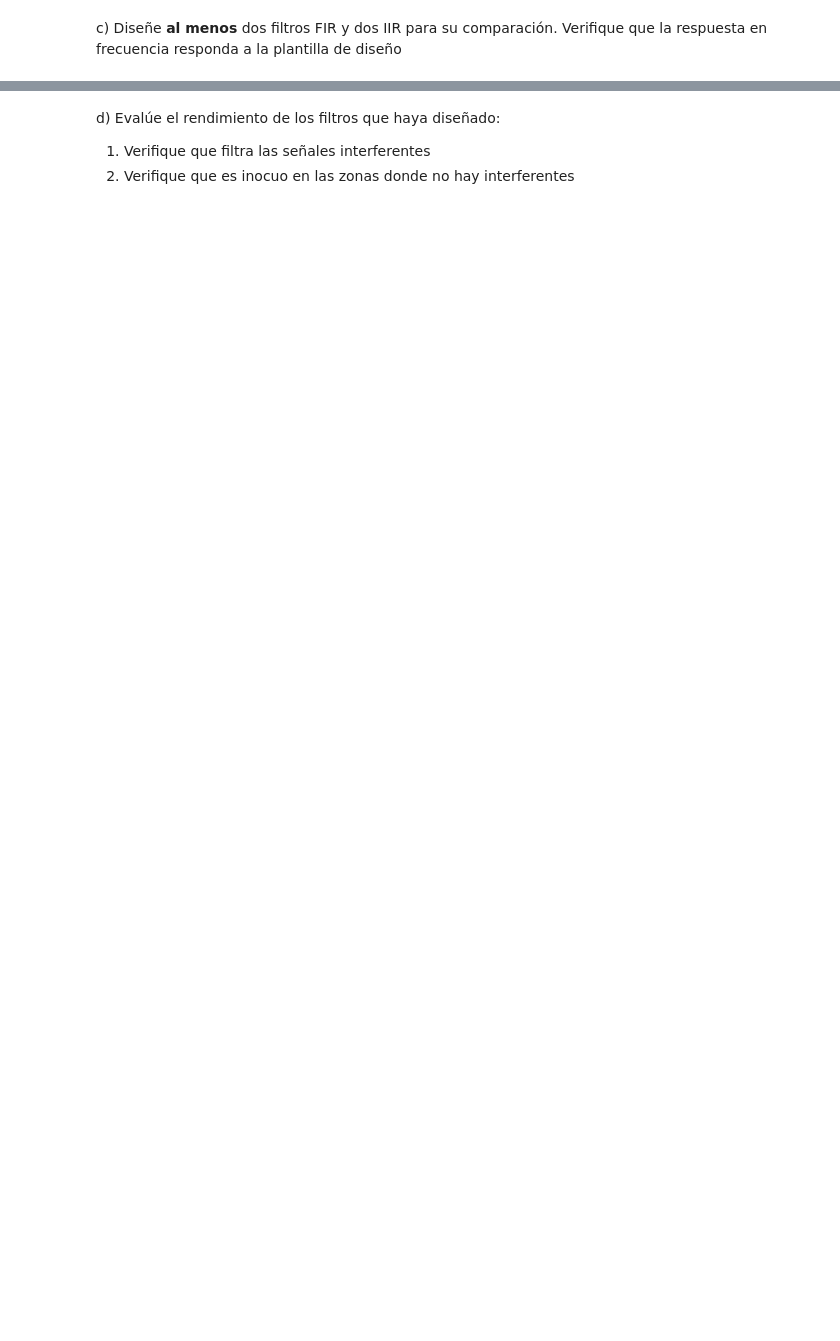
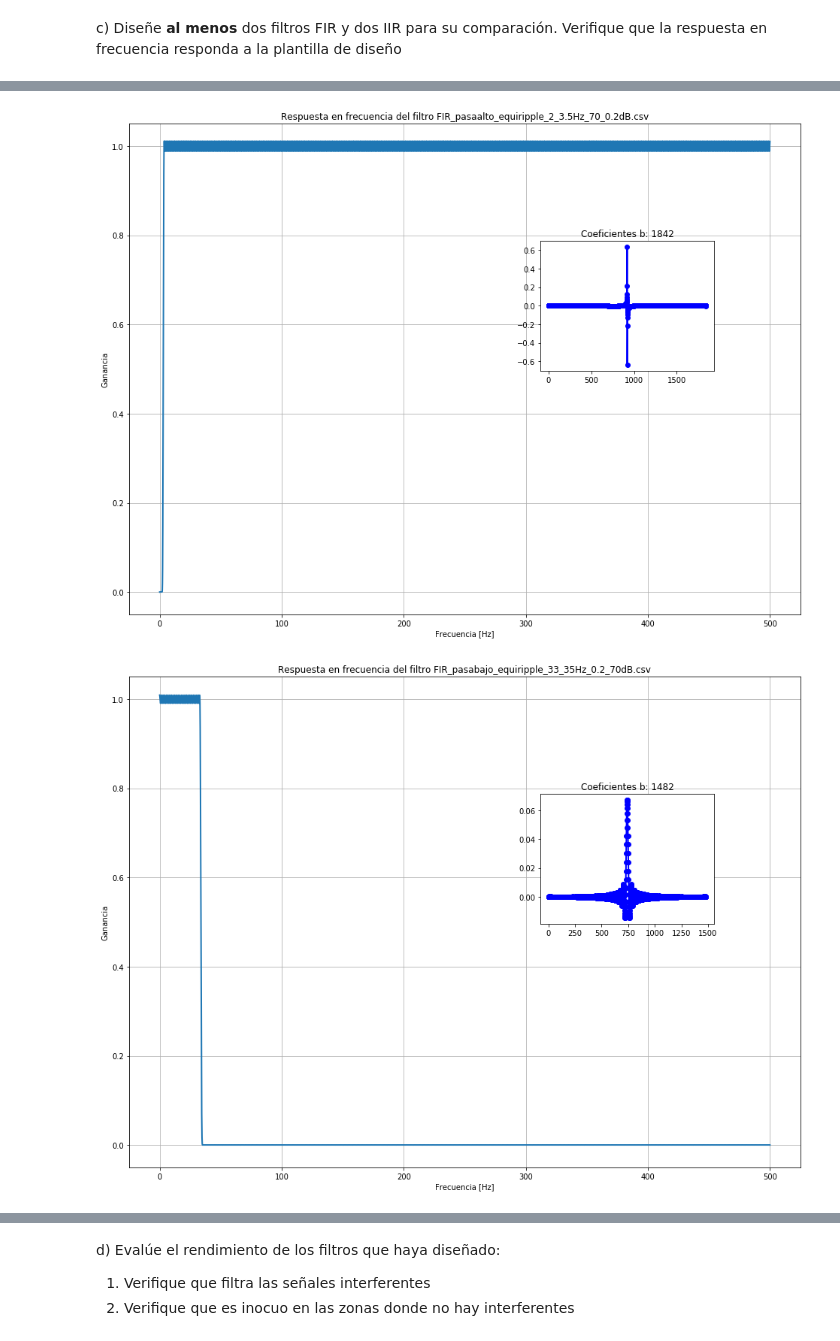
Before and after one commit to royconejo/PdS, a Jupyter notebook: TP2 - Filtrado.ipynb, the cells around one changed output, grey strips where cells are left out. Saved outputs shown, nothing was run; the diff lists cells and outputs as text; code cells hidden in the pictures; blank space fills up the shorter version.

```diff
--- a/TP2 - Filtrado.ipynb
+++ b/TP2 - Filtrado.ipynb
@@ -339,0 +379,50 @@ dibujarRespuestaFiltro (FIR_lowpass_coeff, 'FIR pasabajo')
+# %%
+##########################################
+# Acá podés generar los gráficos pedidos #
+##########################################
+import scipy.io as sio
+import scipy.signal
+
+Fs = 1000
+# tiempo de muestreo
+Ts = 1 / Fs
+
+# Filtros
+Filters = [
+    # primer intento, filtros FIR pasaalto y pasabajo en cadena
+    [
+        { 'file': 'FIR_pasaalto_equiripple_2_3.5Hz_70_0.2dB.csv', 'b': 0, 'a': 0 },
+        { 'file': 'FIR_pasabajo_equiripple_33_35Hz_0.2_70dB.csv', 'b': 0, 'a': 0 },
+    ],
+    # segundo intento con filtros FIR pasaalto y pasabajo mejorados segun resultado anterior
+    [
+        { 'file': 'FIR_pasaalto_equiripple_0.5_1.8Hz_70_0.2dB.csv', 'b': 0, 'a': 0 },
+        { 'file': 'FIR_pasabajo_equiripple_5_30Hz_0_80dB.csv', 'b': 0, 'a': 0 },
+    ],
+    # filtros IIR
+    [
+        { 'file': 'IIR_pasaalto_ellipzerophz_0.5_1.8Hz_70_0.2dB.csv', 'b': 0, 'a': 0 },
+        { 'file': 'IIR_pasabajo_ellipzerophz_45_50Hz_0.2_70dB.csv', 'b': 0, 'a': 0 },
+    ],
+    # filtro FIR Windowed
+    [
+        { 'file': 'FIR_pasabanda_windowed_hamming_0.8_2.5Hz_30_32Hz_70_0.2dB.csv', 'b': 0, 'a': 0 },
+    ],
+]
+
+# Carga de conjuntos de coeficientes de los filtros pasabajo y pasaalto y se grafican sus coeficientes y respuesta
+# en frecuencia.
+for f in range (len(Filters)):
+    for i in range (len(Filters[f])):
+        taps = np.genfromtxt (Filters[f][i]['file'], delimiter = ",")
+        if isinstance (taps[0], np.ndarray):
+            Filters[f][i]['b'] = taps[0]
+            Filters[f][i]['a'] = taps[1]
+        else:
+            Filters[f][i]['b'] = taps
+            Filters[f][i]['a'] = 1.0
+
+        dibujarRespuestaFiltro (Filters[f][i]['b'], Filters[f][i]['a'], Filters[f][i]['file'])
+# %% [output]
+[figure, added]
+[figure, added]
```
Also changed, not shown: parts of 21 cells of this notebook, 20 other files.
